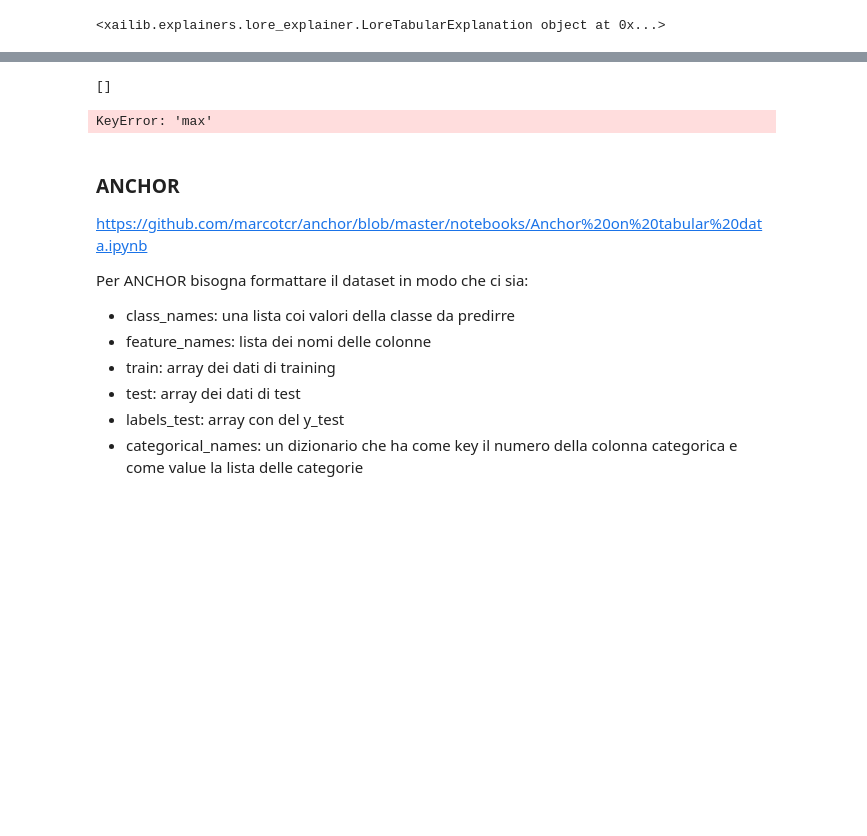
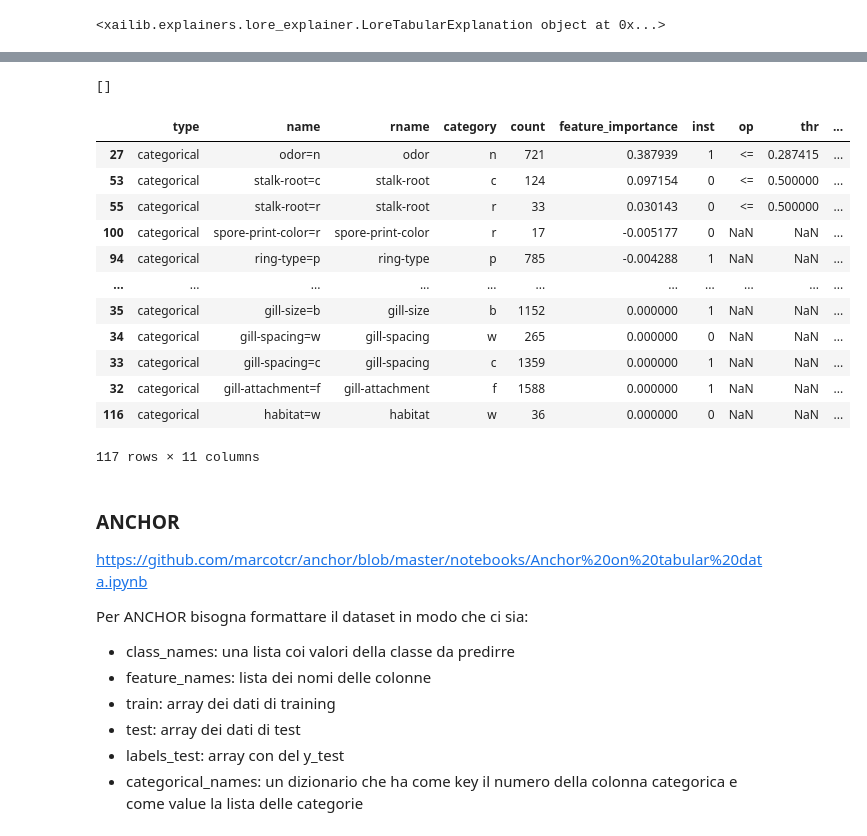
Before and after one commit to Elecapp/xai-visualization_rules_fi, a Jupyter notebook: notebooks/experiments_dataset+anchor/Mushrooms_exp.ipynb, the cells around one changed output, grey strips where cells are left out. Drawn from its saved outputs; the diff is of its cells as text; code cells hidden in the pictures; blank space fills up the shorter version.

```diff
--- a/notebooks/experiments_dataset+anchor/Mushrooms_exp.ipynb
+++ b/notebooks/experiments_dataset+anchor/Mushrooms_exp.ipynb
@@ -368,7 +378,7 @@ odor=n > 0.66stalk-surface-below-ring=y <= 0.50spore-print-color=r > 0.50cap-sur
 ### SHAP
 # %%
 explainer = ShapXAITabularExplainer(dt_gini_box, feature_names)
-config = {'explainer' : 'tree', 'X_train' : X_train[0:300]}
+config = {'explainer' : 'tree', 'X_train' : X_train[0:1000]}
 explainer.fit(config)
 # %%
 exp_s = explainer.explain(inst)
@@ -399,18 +409,35 @@ result
          0.        ,  0.        ])]
 # %%
 numeric_columns
+inst_num=6
-# %% [output]
-[]
 # %%
-pe = PlotExplanation(feature_names=feature_names,
+prep = PlotExplanation(feature_names=feature_names,
             real_feature_names=real_feature_names,
             numeric_columns=numeric_columns,
-            instance_number=1,
+            instance_number=inst_num,
             x_train=X_train,
             expDict= lore_exp,
             feature_importance_type='shap',
             feature_importance=result)
+# %%
+numeric_columns
+# %% [output]
+[]
 # %%
-df_v = pe.prepare_dataframe() ### cerca di iterare su numeric columns anche se è vuota
+df_v = prep.prepare_dataframe() ### cerca di iterare su numeric columns anche se è vuota
-# %% [output]
-KeyError: 'max'
+# %%
+df_v
+# %% [output]
+|  | type | name | rname | category | count | feature_importance | inst | op | thr | ... |
+| 27 | categorical | odor=n | odor | n | 721 | 0.387939 | 1 | <= | 0.287415 | ... |
+| 53 | categorical | stalk-root=c | stalk-root | c | 124 | 0.097154 | 0 | <= | 0.500000 | ... |
+| 55 | categorical | stalk-root=r | stalk-root | r | 33 | 0.030143 | 0 | <= | 0.500000 | ... |
+| 100 | categorical | spore-print-color=r | spore-print-color | r | 17 | -0.005177 | 0 | NaN | NaN | ... |
+| 94 | categorical | ring-type=p | ring-type | p | 785 | -0.004288 | 1 | NaN | NaN | ... |
+| ... | ... | ... | ... | ... | ... | ... | ... | ... | ... | ... |
+| 35 | categorical | gill-size=b | gill-size | b | 1152 | 0.000000 | 1 | NaN | NaN | ... |
+| 34 | categorical | gill-spacing=w | gill-spacing | w | 265 | 0.000000 | 0 | NaN | NaN | ... |
+| 33 | categorical | gill-spacing=c | gill-spacing | c | 1359 | 0.000000 | 1 | NaN | NaN | ... |
+| 32 | categorical | gill-attachment=f | gill-attachment | f | 1588 | 0.000000 | 1 | NaN | NaN | ... |
+| 116 | categorical | habitat=w | habitat | w | 36 | 0.000000 | 0 | NaN | NaN | ... |
+117 rows × 11 columns
```
Also changed, not shown: parts of 25 cells of this notebook, 9 other files.
